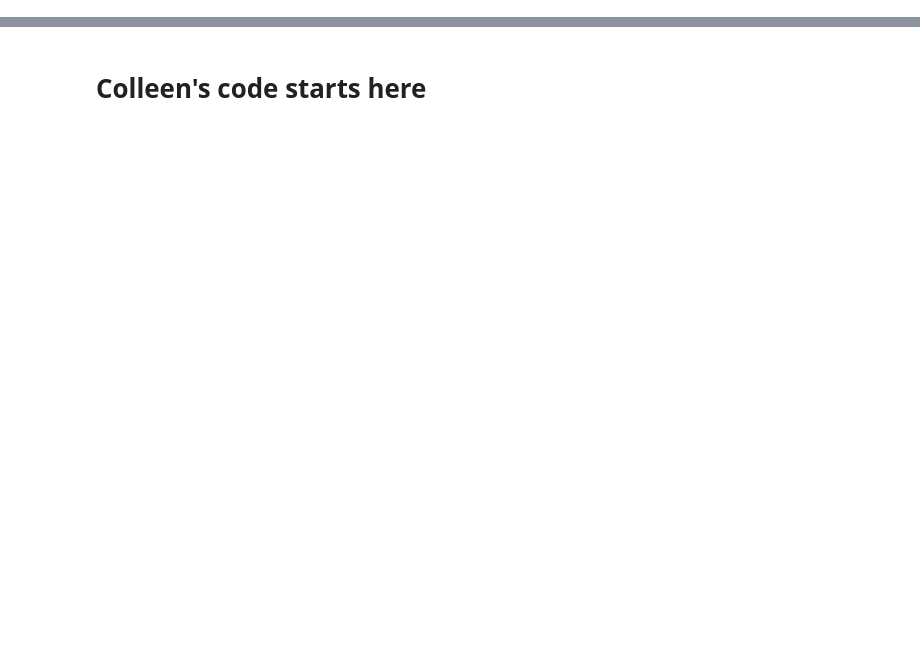
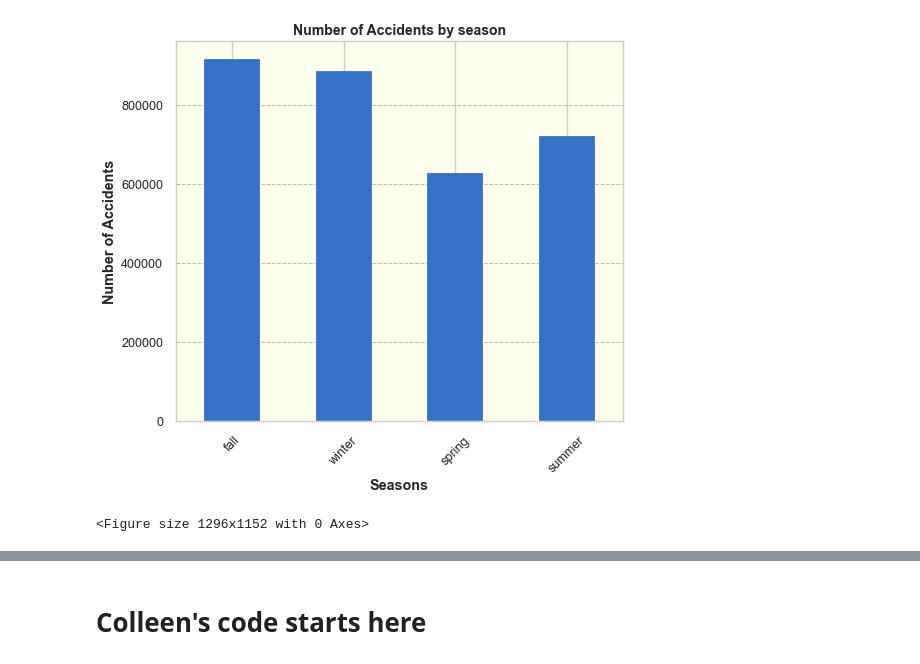
Before and after one commit to colleen547/Team-5---Project-1, a Jupyter notebook: main.ipynb, the cells around one changed output, grey strips where cells are left out. Cells and saved outputs as stored; diff of their text form; code cells hidden in the pictures; blank space fills up the shorter version.

```diff
--- a/main.ipynb
+++ b/main.ipynb
@@ -85,23 +184,27 @@ accidents_df.tail(50000)
 # %%
 # Sort  Accidents into seasons
 
-# Define order, these must match the values exactly
+# Define season order
 season_order = ['fall', 'winter', 'spring', 'summer']
 
 # group by seasons, get count of ID (really just the accident count per season)
 season_group = accidents_df.groupby(['seasons'])['ID'].count().reset_index()
 
 # order values based on column season, and season_order
 season_group = season_group.set_index('seasons').loc[season_order]
 
 # plot bar chart
-season_group = season_group.plot.bar(rot="vertical", title="Number of Accidents by season", legend=False)
-plt.title("Severity Of Accidents By Season", fontsize=14, fontweight="bold")
-plt.xlabel("Seasons", fontweight="bold")
-plt.ylabel("Number of Accidents", fontweight="bold")
+# TODO differing titles? Should be number of accidents?
+# season_group = season_group.plot.bar(rot="vertical", title="Number of Accidents by season", legend=False)
+# plt.title("Severity Of Accidents By Season", fontsize=14, fontweight="bold")
+# plt.xlabel("Seasons", fontweight="bold")
+# plt.ylabel("Number of Accidents", fontweight="bold")
 
-# Add additional formatting
-plt.xticks(rotation=45)
-
-season_group
+# # Add additional formatting
+# plt.xticks(rotation=45)
+season_accidents = season_group.plot.bar(legend=False)
+season_accidents = set_chart_style(season_accidents, title="Number of Accidents by season", ylabel="Number of Accidents", xlabel="Seasons")
+# %% [output]
+[figure, added]
+<Figure size 1296x1152 with 0 Axes>
 # %%
```
Also changed, not shown: parts of 29 cells of this notebook, 1 other file.
